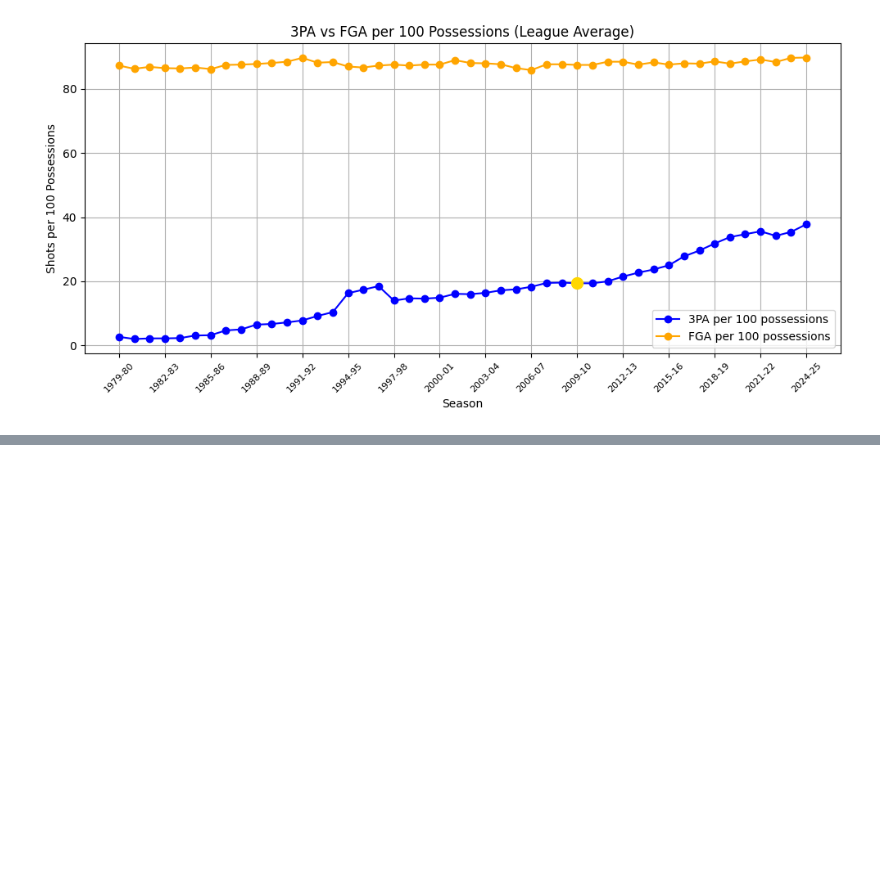
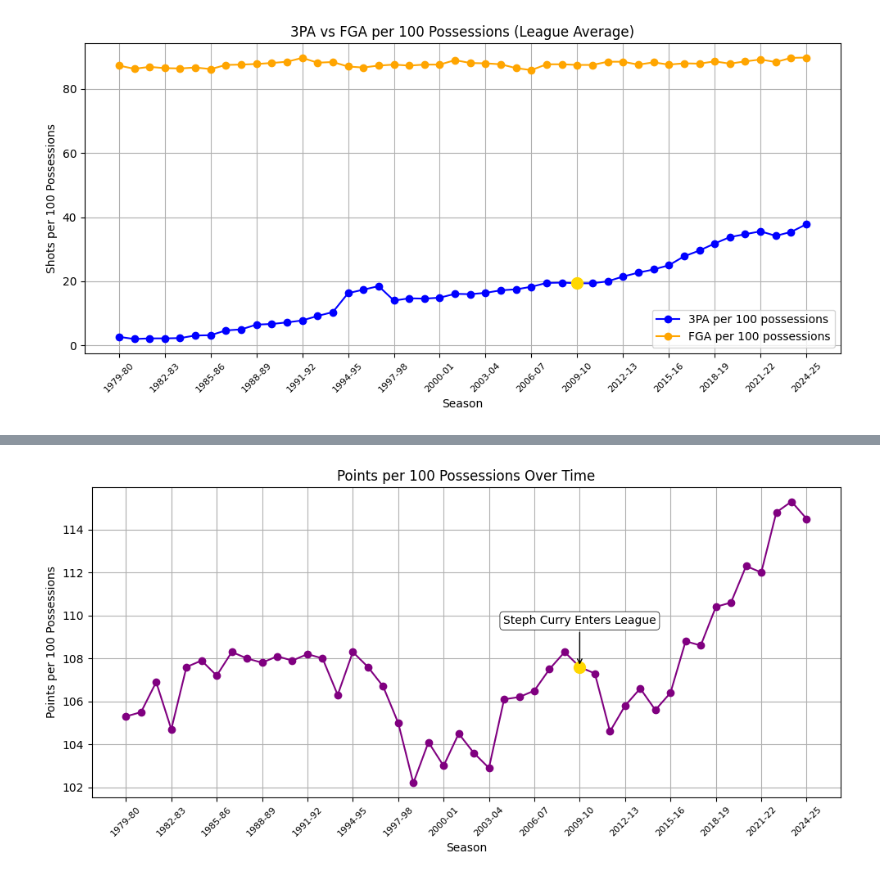
Before and after one commit to vpennach/nba-3point-revolution, a Jupyter notebook: three_point_analysis.ipynb, the cells around one changed output, grey strips where cells are left out. Cells and saved outputs as stored; diff of their text form; code cells hidden in the pictures; blank space fills up the shorter version.

```diff
--- a/three_point_analysis.ipynb
+++ b/three_point_analysis.ipynb
@@ -114,0 +152,41 @@ plt.show()
+# %%
+# Load the per 100 possessions dataset
+df_poss = pd.read_csv('data/raw/league_per_poss_raw.csv', skiprows=2)
+
+# Keep only valid season rows
+df_poss = df_poss[df_poss['Season'].astype(str).str.contains('-')]
+
+# Convert 'PTS' to numeric
+df_poss['PTS'] = pd.to_numeric(df_poss['PTS'], errors='coerce')
+
+# Sort seasons in chronological order
+df_poss = df_poss[::-1].reset_index(drop=True)
+
+# Locate Steph Curry's rookie season value
+highlight_season = '2009-10'
+highlight_value = df_poss.loc[df_poss['Season'] == highlight_season, 'PTS'].values[0]
+highlight_index = df_poss.index[df_poss['Season'] == highlight_season][0]
+
+# Plot points per 100 possessions over time
+plt.figure(figsize=(10, 5))
+plt.plot(df_poss['Season'], df_poss['PTS'], marker='o', color='purple')
+
+# Add gold marker and annotation for Steph Curry's rookie year
+plt.plot(highlight_index, highlight_value, marker='o', color='gold', markersize=10)
+plt.annotate('Steph Curry Enters League',
+             xy=(highlight_index, highlight_value),
+             xytext=(highlight_index, highlight_value + 2),
+             ha='center',
+             arrowprops=dict(facecolor='black', arrowstyle='->'),
+             fontsize=10,
+             bbox=dict(boxstyle='round,pad=0.3', fc='white', ec='black', lw=0.5))
+
+plt.xticks(ticks=range(0, len(df_poss), 3), labels=df_poss['Season'][::3], rotation=45, fontsize=8)
+plt.title('Points per 100 Possessions Over Time')
+plt.xlabel('Season')
+plt.ylabel('Points per 100 Possessions')
+plt.grid(True)
+plt.tight_layout()
+plt.show()
+# %% [output]
+[figure, added]
```
Also changed, not shown: parts of 11 cells of this notebook, 32 other files.
